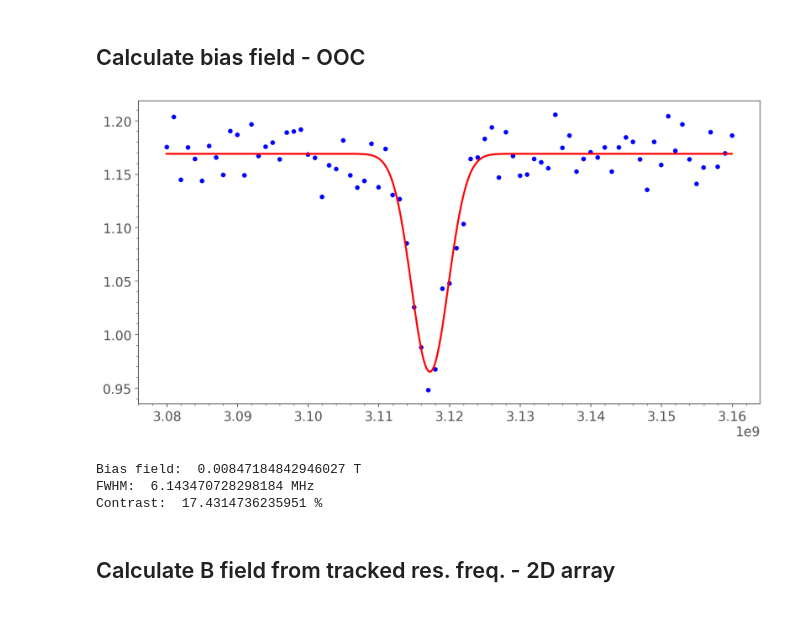
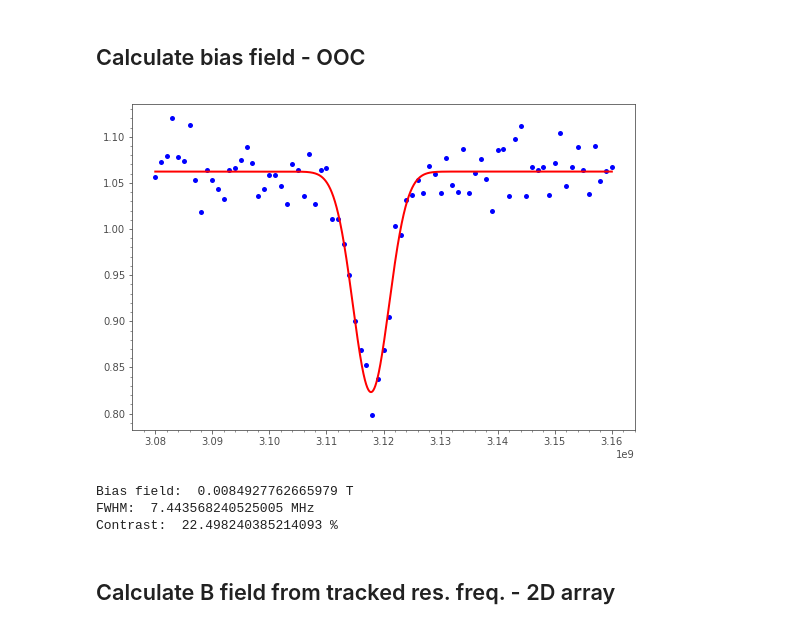
Before and after one commit to sriharijayaram5/qudi, a Jupyter notebook: notebooks/Measurement_Control/Data analysis/Tracking mode data analysis - correct bias field and save.ipynb, the cells around one changed output. Drawn from its saved outputs; the diff is of its cells as text; code cells hidden in the pictures.

```diff
--- a/notebooks/Measurement_Control/Data analysis/Tracking mode data analysis - correct bias field and save.ipynb
+++ b/notebooks/Measurement_Control/Data analysis/Tracking mode data analysis - correct bias field and save.ipynb
@@ -96,8 +97,8 @@ with open(filepath+'pulsed_array_raw.pickle', 'rb') as f:
 # %%
 #Analyse bias field
 #Gathering data from dictonary
-directory = r'D:\Data\RT_AFM_Data\2025\03\20250304\PODMR/'
-podrm_path = directory + '20250304-0909-51_OOC_PostMeas_ODMR_data_ch0_range0'+'.dat'
+directory = r'D:\Data\RT_AFM_Data\2025\03\20250317\PODMR'+r'/'
+podrm_path = directory + '20250317-1555-37_OOC_ODMR_data_ch0_range0'+'.dat'
 data_raw = np.loadtxt(podrm_path).T
 var_list,data = (data_raw[0],data_raw[1])
 
@@ -129,37 +130,37 @@ elif mode == 'N14':
 elif mode == 'gaussian_dip':
     fit = afm_scanner_logic._fitlogic.make_gaussian_fit(var_list,data,estimator=afm_scanner_logic._fitlogic.estimate_gaussian_dip)
     lm,_ = fitlogic.make_gaussian_model()
     fwhm_bias = fit.params['fwhm'].value*1e-6 #FWHM in MHz
     contrast_bias = fit.params['contrast'].value*-1
 
 else:
     fit = afm_scanner_logic._fitlogic.make_lorentzian_fit(var_list,data,estimator=afm_scanner_logic._fitlogic.estimate_lorentzian_dip)
     lm,_ = fitlogic.make_lorentzian_model()
 
 # print(fit.fit_report())
 bias_res_freq = fit.params['center'].value
 
 if gslac == True and left == True:
     b_field_bias = np.sqrt(abs(bias_res_freq + zero_field)**2 - e_field**2) / gyro_nv
 else:
     b_field_bias = np.sqrt(abs(bias_res_freq - zero_field)**2 - e_field**2) / gyro_nv
 
 #Plot Data an
 plt.plot(var_list,data,'bo')
 
 x = np.linspace(var_list[0],var_list[-1],10000, endpoint=True)
 plt.plot(x, lm.eval(fit.params, x=x),'r-')
 
 plt.show()
 
 print('Bias field: ',b_field_bias,'T')
 print("FWHM: ",fwhm_bias,'MHz')
 print("Contrast: ",contrast_bias,'%')
 # %% [output]
-[figure, old version]
+[figure, new version]
-Bias field:  0.00847184842946027 T
-FWHM:  6.143470728298184 MHz
-Contrast:  17.4314736235951 %
+Bias field:  0.0084927762665979 T
+FWHM:  7.443568240525005 MHz
+Contrast:  22.498240385214093 %
 # %% [markdown]
 ## Calculate B field from tracked res. freq. - 2D array
 # %%
```
Also changed, not shown: parts of 4 cells of this notebook, 6 other files.
